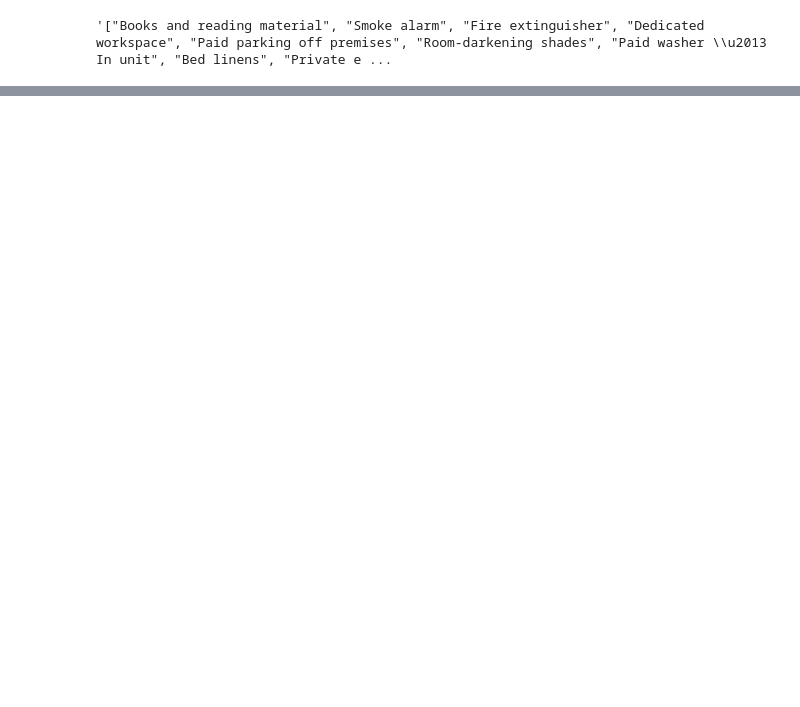
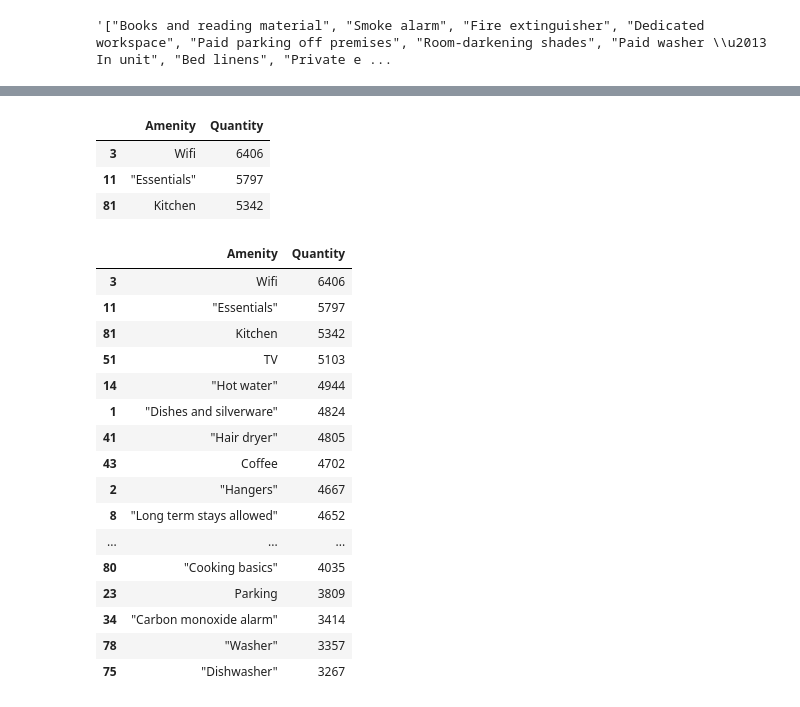
Before and after one commit to estelaoshiro/Mid_bootcamp_project, a Jupyter notebook: notebooks/Data cleaning.ipynb, the cells around one changed output, grey strips where cells are left out. Drawn from its saved outputs; the diff is of its cells as text; code cells hidden in the pictures; blank space fills up the shorter version.

```diff
--- a/notebooks/Data cleaning.ipynb
+++ b/notebooks/Data cleaning.ipynb
@@ -325,0 +413,2 @@ top20_amenities
+# %%
+listings_ams['amenities']=listings_ams['amenities'].apply(remove_dupl)
@@ -325,0 +421,17 @@ top20_amenities
+# %%
+unique_amenities2 = {}
+
+for entry in listings_ams["amenities"]:
+#     s = entry[1:-1]
+#     l = [x.replace("\"", "").strip() for x in s.split(",")]
+
+    for amenity in entry:
+        if amenity not in unique_amenities2:
+            unique_amenities2[amenity] = 1
+        else:
+            unique_amenities2[amenity] += 1
+# %%
+amenities2=pd.DataFrame.from_dict(unique_amenities2.items())
+amenities2=amenities2.rename(columns={0:'Amenity',1:'Quantity'})
+amenities2=amenities2.sort_values(by=['Quantity'], ascending=False)
+amenities2.head(20)
@@ -325,0 +456,32 @@ top20_amenities
+# %%
+#The DataFrame listings_ams has 6517 rows.
+amenities2=amenities2[amenities2['Quantity']> 200]
+# %%
+#80% of all properties
+amenities2[amenities2['Quantity']> 5200]
+# %% [output]
+|  | Amenity | Quantity |
+| 3 | Wifi | 6406 |
+| 11 | "Essentials" | 5797 |
+| 81 | Kitchen | 5342 |
+# %%
+#50% of all properties
+amenities2[amenities2['Quantity']> 3260]
+# %% [output]
+|  | Amenity | Quantity |
+| 3 | Wifi | 6406 |
+| 11 | "Essentials" | 5797 |
+| 81 | Kitchen | 5342 |
+| 51 | TV | 5103 |
+| 14 | "Hot water" | 4944 |
+| 1 | "Dishes and silverware" | 4824 |
+| 41 | "Hair dryer" | 4805 |
+| 43 | Coffee | 4702 |
+| 2 | "Hangers" | 4667 |
+| 8 | "Long term stays allowed" | 4652 |
+| ... | ... | ... |
+| 80 | "Cooking basics" | 4035 |
+| 23 | Parking | 3809 |
+| 34 | "Carbon monoxide alarm" | 3414 |
+| 78 | "Washer" | 3357 |
+| 75 | "Dishwasher" | 3267 |
```
Also changed, not shown: parts of 26 cells of this notebook.
